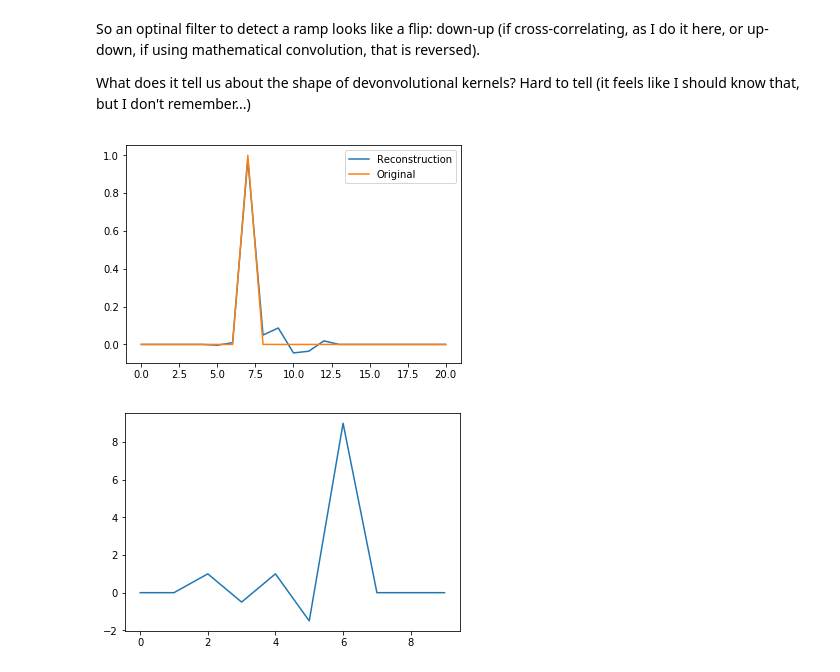
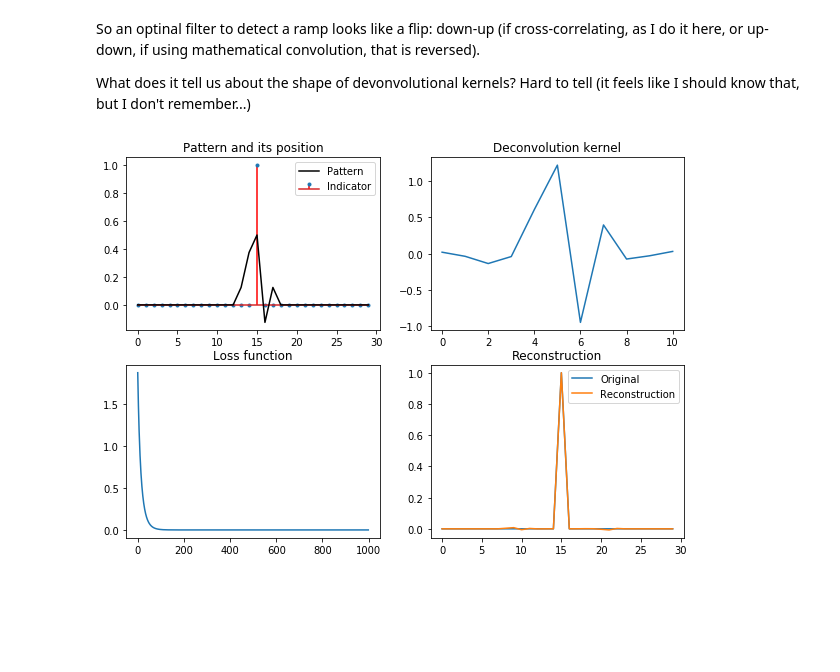
Before and after one commit to khakhalin/Sketches, a Jupyter notebook: sklearn_experiments/convolution.ipynb, the cells around one changed output. Cells and saved outputs as stored; diff of their text form; code cells hidden in the pictures; blank space fills up the shorter version.

```diff
--- a/sklearn_experiments/convolution.ipynb
+++ b/sklearn_experiments/convolution.ipynb
@@ -58,21 +60,32 @@ plt.plot(w);
 So an optinal filter to detect a ramp looks like a flip: down-up (if cross-correlating, as I do it here, or up-down, if using mathematical convolution, that is reversed).
 
 What does it tell us about the shape of devonvolutional kernels? Hard to tell (it feels like I should know that, but I don't remember...)
-# %%
-Y = np.zeros(len(x))
-for i in range(wing,len(x)-wing):
-    Y[i] = np.dot(w,x[i-wing:i+wing+1])
-
-# plots
-plt.plot(Y, label="Reconstruction");
-plt.plot(y, label='Original');
-plt.legend(loc='upper right');
-# %% [output]
-[figure, removed]
-# %%
-# Manual approximation :)
-a = np.array([0,0,1,2,3,0,0])
-b = np.flip(np.array([0,3,-2.5,1]))
-plt.plot(np.convolve(a,b));
-# %% [output]
-[figure, removed]
+# %%
+Y = np.zeros(len(x))
+for i in range(wing,len(x)-wing):
+    Y[i] = np.dot(w,x[i-wing:i+wing+1])
+
+Y = np.convolve(x,np.flip(w), mode='same')+b
+
+# All figures at once:
+plt.figure(figsize=(10,7))
+plt.subplot(221)
+plt.stem(y, linefmt='r', markerfmt='.', label='Indicator', use_line_collection=True);
+plt.plot(x, 'k-', label='Pattern');
+plt.legend(loc='upper right')
+plt.title('Pattern and its position')
+
+plt.subplot(223);
+plt.plot(L);
+plt.title('Loss function')
+plt.subplot(222);
+plt.plot(w);
+plt.title('Deconvolution kernel')
+
+plt.subplot(224)
+plt.plot(y, label='Original');
+plt.plot(Y, label="Reconstruction");
+plt.legend(loc='upper right');
+plt.title('Reconstruction');
+# %% [output]
+[figure, added]
```
Also changed, not shown: parts of 4 cells of this notebook.
